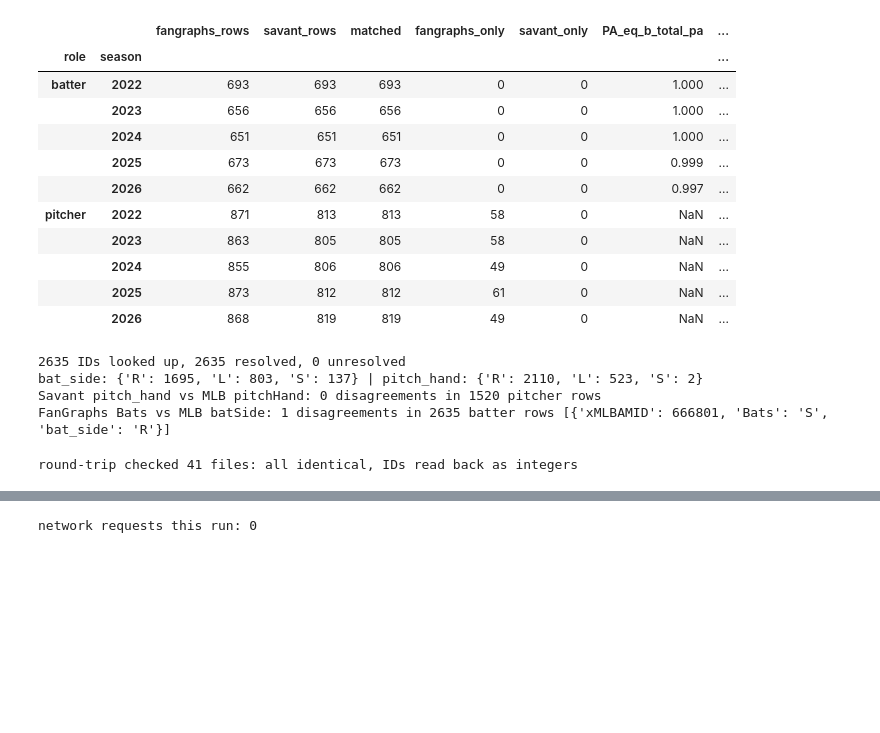
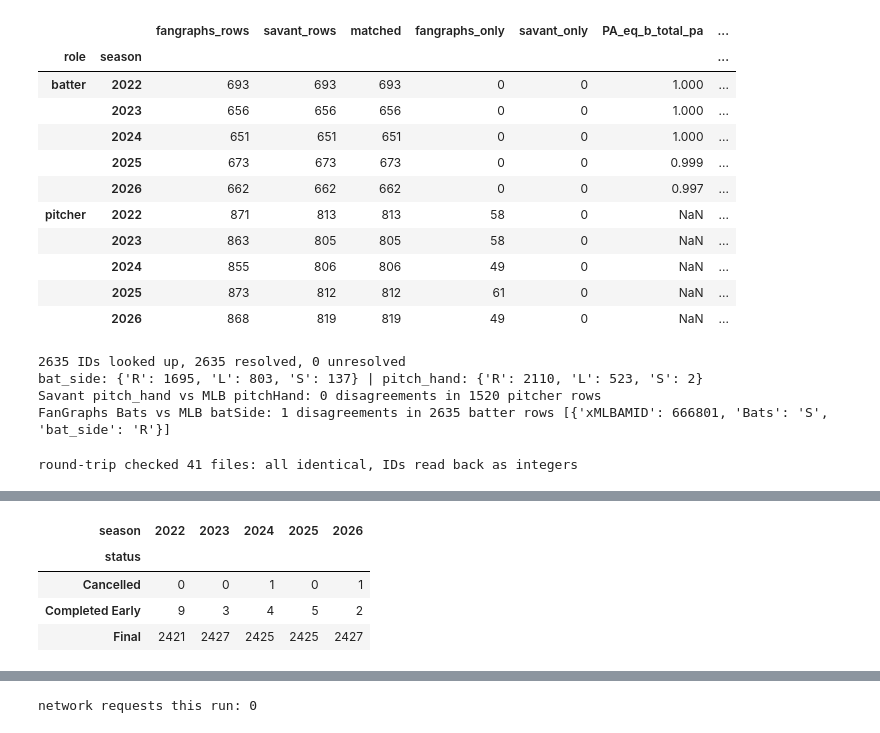
Before and after one commit to vartabje/mlb_game_simulator_win_probability_engine, a Jupyter notebook: notebooks/savant_scrape_updated.ipynb, the cells around one changed output, grey strips where cells are left out. Cells and saved outputs as stored; diff of their text form; code cells hidden in the pictures; blank space fills up the shorter version.

```diff
--- a/notebooks/savant_scrape_updated.ipynb
+++ b/notebooks/savant_scrape_updated.ipynb
@@ -52,6 +59,20 @@ REQUEST_PAUSE_SECONDS = 2        # pause after each request; requests run one at
 HEADERS = {"User-Agent": "mlb-game-simulator-research-notebook (python-requests)"}
 
 RAW_DIR.mkdir(parents=True, exist_ok=True)
+# Game-level collection (see "Game-level data")
+GAME_SEASONS = [2022, 2023, 2024, 2025, 2026]
+PLAY_SEASONS = [2022, 2023, 2024, 2025]   # development seasons: detailed play records are collected only here
+GAME_DIR = REPO_ROOT / "data" / "games"   # game-level CSVs, kept apart from the season tables in data/raw/
+# Raw MLB JSON and Savant CSV responses are caches. They stay outside the repository so Git never sees them;
+# set MLB_GAME_CACHE_DIR to move them.
+GAME_CACHE_DIR = Path(os.environ.get("MLB_GAME_CACHE_DIR", Path.home() / ".cache" / "mlb_game_simulator"))
+# None collects every scheduled game. A list of gamePks collects only those games, plus each team's previous
+# game for bullpens, and writes to GAME_CACHE_DIR / "sample_output" instead of data/games/.
+GAME_SAMPLE = None
+OVERWRITE_GAMES = False          # False: an existing game CSV must match the rebuilt table, or the run stops
+MAX_CSV_MB = 50                  # GitHub warns above 50 MB and rejects files above 100 MB
+ROSTER_CHECKS_PER_SEASON = 30    # team-games per season used to test the dated-roster endpoint
+
 print("raw data folder:", RAW_DIR.relative_to(Path.cwd(), walk_up=True))
 # %% [output]
 raw data folder: ..\data\raw
@@ -1043,0 +1200,61 @@ round-trip checked 41 files: all identical, IDs read back as integers
+# %%
+def schedule_rows(season):
+    data = mlb_json(f"schedule/{season}.json.gz", "/v1/schedule",
+                    {"sportId": 1, "season": season, "gameType": "R", "hydrate": "linescore,team"},
+                    f"MLB schedule {season}", parse_json("dates"))
+    rows = []
+    for game in (g for day in data["dates"] for g in day["games"]):
+        home, away = game["teams"]["home"], game["teams"]["away"]
+        if game["gameType"] != "R" or int(game["season"]) != season:
+            raise ValueError(f"MLB schedule {season}: game {game['gamePk']} is {game['gameType']} {game['season']}")
+        rows.append({
+            "game_pk": game["gamePk"], "season": season, "official_date": game["officialDate"],
+            "scheduled_start_utc": game["gameDate"], "status": game["status"]["detailedState"],
+            "status_code": game["status"]["codedGameState"], "double_header": game.get("doubleHeader"),
+            "game_number": game.get("gameNumber"), "day_night": game.get("dayNight"),
+            "scheduled_innings": game.get("scheduledInnings"),
+            "resume_scheduled_utc": game.get("resumeDate"), "resumed_from_utc": game.get("resumedFrom"),
+            "reschedule_utc": game.get("rescheduleDate"), "rescheduled_from_utc": game.get("rescheduledFrom"),
+            "home_team_id": home["team"]["id"], "home_team": home["team"].get("abbreviation"),
+            "away_team_id": away["team"]["id"], "away_team": away["team"].get("abbreviation"),
+            "venue_id": game["venue"]["id"], "venue_name": game["venue"].get("name"),
+            "home_score": home.get("score"), "away_score": away.get("score"),
+            "home_is_winner": home.get("isWinner"), "away_is_winner": away.get("isWinner"),
+            "innings_played": game.get("linescore", {}).get("currentInning"), "is_tie": game.get("isTie")})
+    return rows
+
+
+schedule_entries = pd.DataFrame([row for season in GAME_SEASONS for row in schedule_rows(season)])
+schedule_entries = schedule_entries.sort_values(["season", "game_pk", "scheduled_start_utc"]).reset_index(drop=True)
+schedule_entries["entry"] = schedule_entries.groupby("game_pk").cumcount() + 1
+
+game_rows, result_rows = [], []
+for game_pk, entries in schedule_entries.groupby("game_pk", sort=False):
+    played = entries[entries["status"].isin(PLAYED_STATUSES)]
+    # A resumed game has two played listings: the original start and the resumption
+    start = played[played["resumed_from_utc"].isna()] if len(played) else entries.tail(1)
+    start = (start if len(start) else played).iloc[0]
+    final = played.iloc[-1] if len(played) else entries.iloc[-1]
+    game_rows.append({
+        **{c: start[c] for c in ["game_pk", "season", "official_date", "scheduled_start_utc", "double_header",
+                                 "game_number", "day_night", "scheduled_innings", "home_team_id", "home_team",
+                                 "away_team_id", "away_team", "venue_id", "venue_name"]},
+        "status": final["status"], "was_postponed": bool((entries["status"] == "Postponed").any()),
+        "was_resumed": len(played) > 1, "resumed_utc": final["scheduled_start_utc"] if len(played) > 1 else None,
+        "schedule_entries": len(entries)})
+    winner = (final["home_team_id"] if final["home_is_winner"] == True       # noqa: E712 (may be NaN)
+              else final["away_team_id"] if final["away_is_winner"] == True else None)
+    result_rows.append({"game_pk": game_pk, "season": final["season"], "status": final["status"],
+                        "home_score": final["home_score"], "away_score": final["away_score"],
+                        "winner_team_id": winner, "innings_played": final["innings_played"],
+                        "is_tie": final["is_tie"]})
+games = pd.DataFrame(game_rows)
+game_results = pd.DataFrame(result_rows)
+game_results.loc[~game_results["status"].isin(PLAYED_STATUSES), ["home_score", "away_score", "innings_played"]] = None
+
+print("regular-season games by final status:")
+display(games.pivot_table(index="status", columns="season", values="game_pk", aggfunc="count", fill_value=0))
+print("listings:", len(schedule_entries), "| games:", len(games),
+      "| doubleheader games:", int(games["double_header"].isin(["Y", "S"]).sum()),
+      "| resumed games:", int(games["was_resumed"].sum()))
+# %% [output]
@@ -1043,0 +1262,5 @@ round-trip checked 41 files: all identical, IDs read back as integers
+| season | 2022 | 2023 | 2024 | 2025 | 2026 |
+| status |  |  |  |  |  |
+| Cancelled | 0 | 0 | 1 | 0 | 1 |
+| Completed Early | 9 | 3 | 4 | 5 | 2 |
+| Final | 2421 | 2427 | 2425 | 2425 | 2427 |
```
Also changed, not shown: parts of 29 cells of this notebook, 50 other files.
